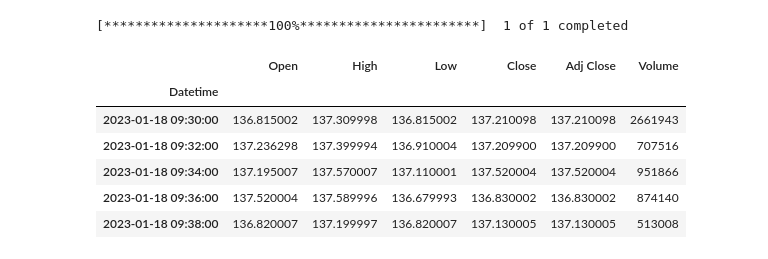
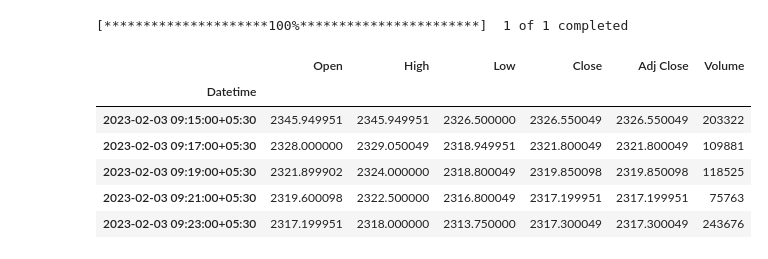
Before and after one commit to SohamDesai1/Trading, a Jupyter notebook: stocks_algo/sample_algo.ipynb, the cells around one changed output. Drawn from its saved outputs; the diff is of its cells as text; code cells hidden in the pictures.

```diff
--- a/stocks_algo/sample_algo.ipynb
+++ b/stocks_algo/sample_algo.ipynb
@@ -8,17 +9,17 @@ import datetime as dt
 # %%
 today = dt.date.today()
-data = yf.download('AAPL', start=today,interval='2m')
+data = yf.download('RELIANCE.NS', start=today,interval='2m')
 data = data.dropna()
 data.head()
 # %% [output]
 [*********************100%***********************]  1 of 1 completed
 |  | Open | High | Low | Close | Adj Close | Volume |
 | Datetime |  |  |  |  |  |  |
-| 2023-01-18 09:30:00 | 136.815002 | 137.309998 | 136.815002 | 137.210098 | 137.210098 | 2661943 |
-| 2023-01-18 09:32:00 | 137.236298 | 137.399994 | 136.910004 | 137.209900 | 137.209900 | 707516 |
-| 2023-01-18 09:34:00 | 137.195007 | 137.570007 | 137.110001 | 137.520004 | 137.520004 | 951866 |
-| 2023-01-18 09:36:00 | 137.520004 | 137.589996 | 136.679993 | 136.830002 | 136.830002 | 874140 |
-| 2023-01-18 09:38:00 | 136.820007 | 137.199997 | 136.820007 | 137.130005 | 137.130005 | 513008 |
+| 2023-02-03 09:15:00+05:30 | 2345.949951 | 2345.949951 | 2326.500000 | 2326.550049 | 2326.550049 | 203322 |
+| 2023-02-03 09:17:00+05:30 | 2328.000000 | 2329.050049 | 2318.949951 | 2321.800049 | 2321.800049 | 109881 |
+| 2023-02-03 09:19:00+05:30 | 2321.899902 | 2324.000000 | 2318.800049 | 2319.850098 | 2319.850098 | 118525 |
+| 2023-02-03 09:21:00+05:30 | 2319.600098 | 2322.500000 | 2316.800049 | 2317.199951 | 2317.199951 | 75763 |
+| 2023-02-03 09:23:00+05:30 | 2317.199951 | 2318.000000 | 2313.750000 | 2317.300049 | 2317.300049 | 243676 |
 # %%
 # algorithm to buy and sell stocks
 def buy_sell(data):
```
Also changed, not shown: parts of 3 cells of this notebook.
